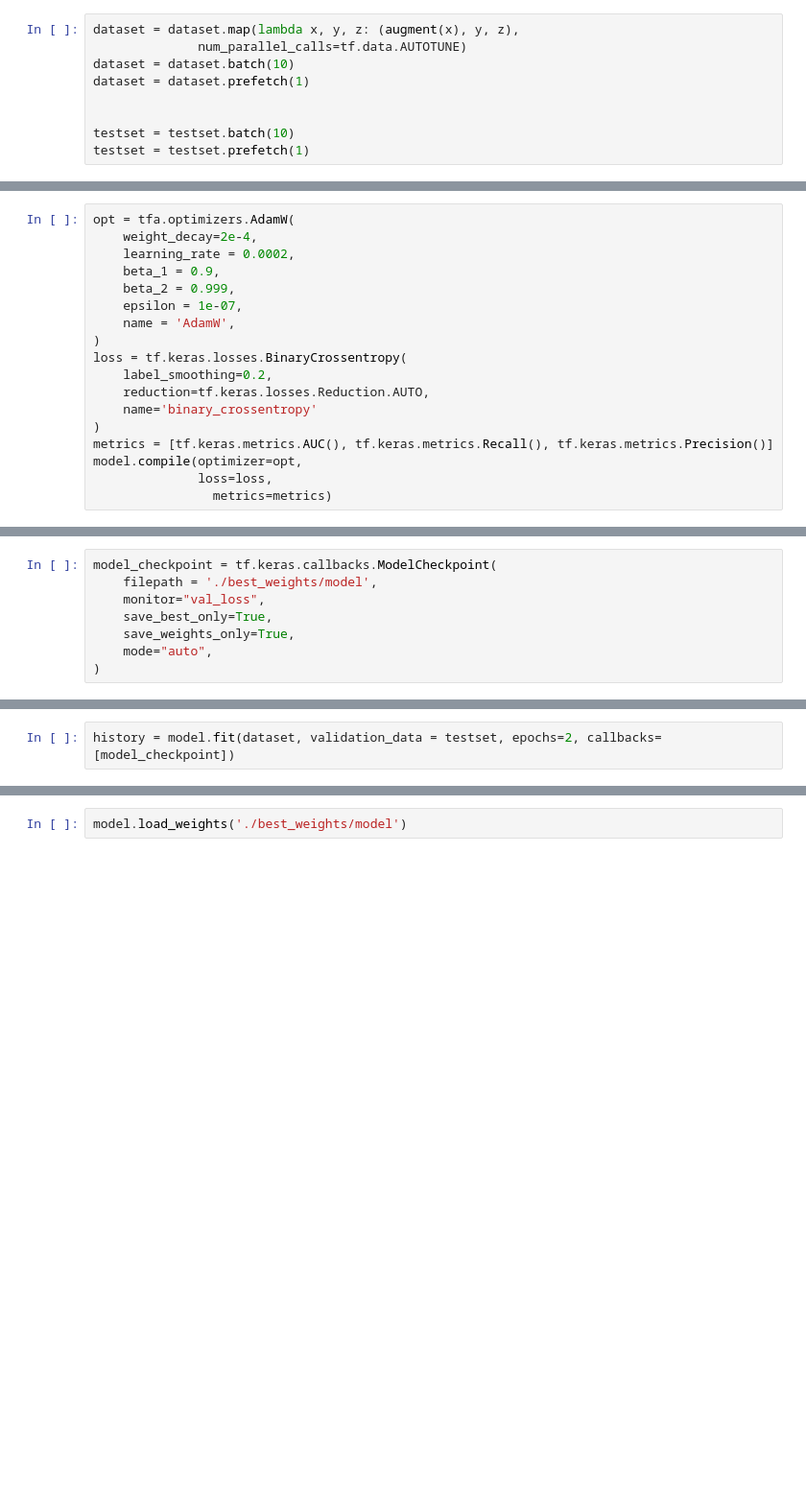
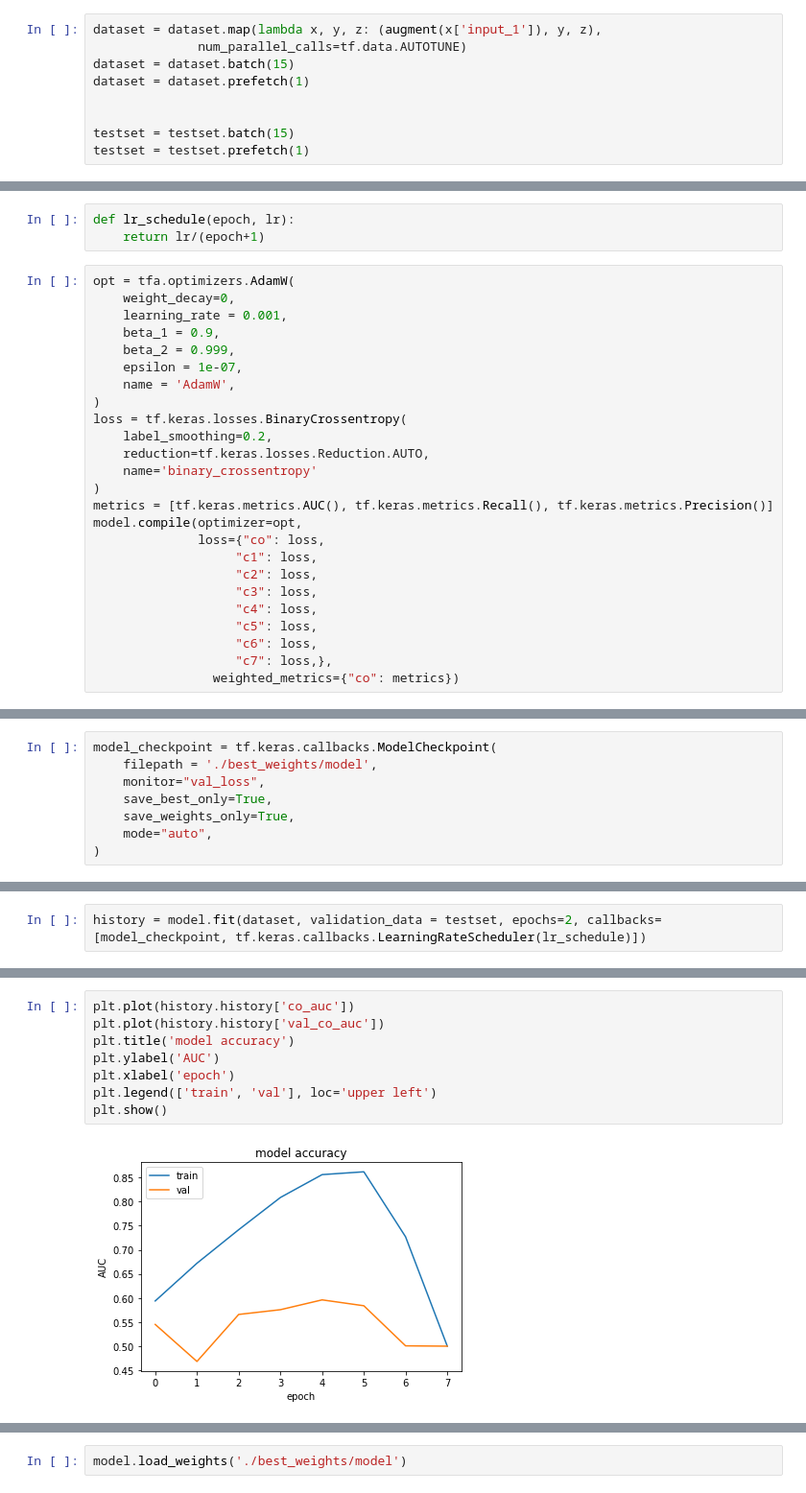
Before and after one commit to SiavashShirzad/RSNA-2022-Cervical-Spine-Fracture-Detection, a Jupyter notebook: rsna-fracture-sagittal-image-classification.ipynb, the cells around one changed output, grey strips where cells are left out. Shown: that part at 96% size. Saved outputs shown, nothing was run; the diff lists cells and outputs as text; blank space fills up the shorter version.

```diff
--- a/rsna-fracture-sagittal-image-classification.ipynb
+++ b/rsna-fracture-sagittal-image-classification.ipynb
@@ -196,11 +355,11 @@ augment = tf.keras.Sequential([
     seed=3)
 ])
 # %%
-dataset = dataset.map(lambda x, y, z: (augment(x), y, z),
+dataset = dataset.map(lambda x, y, z: (augment(x['input_1']), y, z),
               num_parallel_calls=tf.data.AUTOTUNE)
-dataset = dataset.batch(10)
+dataset = dataset.batch(15)
 dataset = dataset.prefetch(1)
 
 
-testset = testset.batch(10)
+testset = testset.batch(15)
 testset = testset.prefetch(1)
@@ -225,7 +434,10 @@ model = keras.models.Model(inputs=inputs, outputs=outputo)
+# %%
+def lr_schedule(epoch, lr):
+    return lr/(epoch+1)
 # %%
 opt = tfa.optimizers.AdamW(
-    weight_decay=2e-4,
-    learning_rate = 0.0002,
+    weight_decay=0,
+    learning_rate = 0.001,
     beta_1 = 0.9,
     beta_2 = 0.999,
     epsilon = 1e-07,
@@ -238,8 +450,15 @@ loss = tf.keras.losses.BinaryCrossentropy(
 )
 metrics = [tf.keras.metrics.AUC(), tf.keras.metrics.Recall(), tf.keras.metrics.Precision()]
 model.compile(optimizer=opt,
-              loss=loss,
-                metrics=metrics)
+              loss={"co": loss,
+                   "c1": loss,
+                   "c2": loss,
+                   "c3": loss,
+                   "c4": loss,
+                   "c5": loss,
+                   "c6": loss,
+                   "c7": loss,},
+                weighted_metrics={"co": metrics})
 # %%
 !mkdir best_weights
 # %% [output]
@@ -275,4 +474,4 @@ _________________________________________________________________
 # %%
-history = model.fit(dataset, validation_data = testset, epochs=2, callbacks=[model_checkpoint])
+history = model.fit(dataset, validation_data = testset, epochs=2, callbacks=[model_checkpoint, tf.keras.callbacks.LearningRateScheduler(lr_schedule)])
 # %% [output]
 Epoch 1/2
@@ -282,0 +481,10 @@ Epoch 2/2
+# %%
+plt.plot(history.history['co_auc'])
+plt.plot(history.history['val_co_auc'])
+plt.title('model accuracy')
+plt.ylabel('AUC')
+plt.xlabel('epoch')
+plt.legend(['train', 'val'], loc='upper left')
+plt.show()
+# %% [output]
+[figure, added]
```
Also changed, not shown: parts of 13 cells of this notebook.
